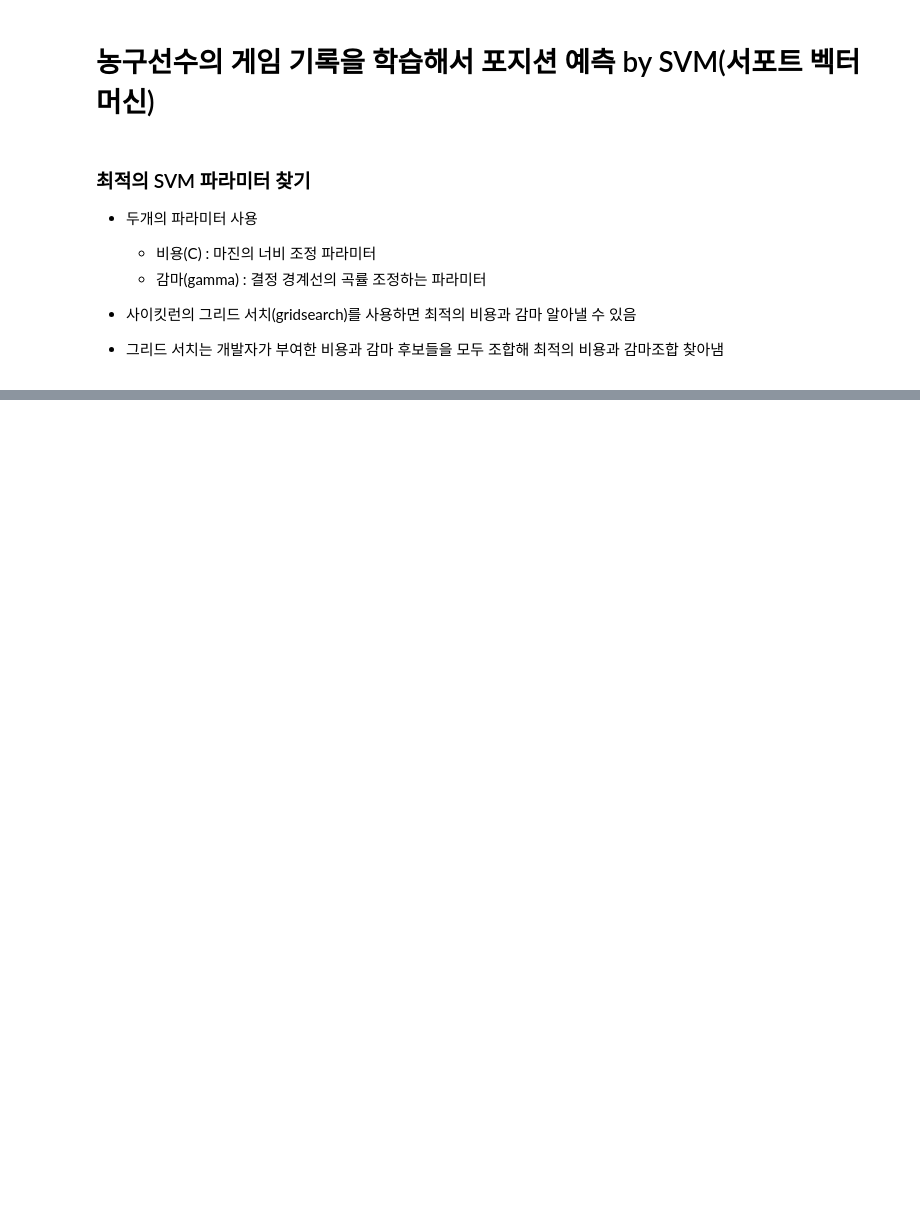
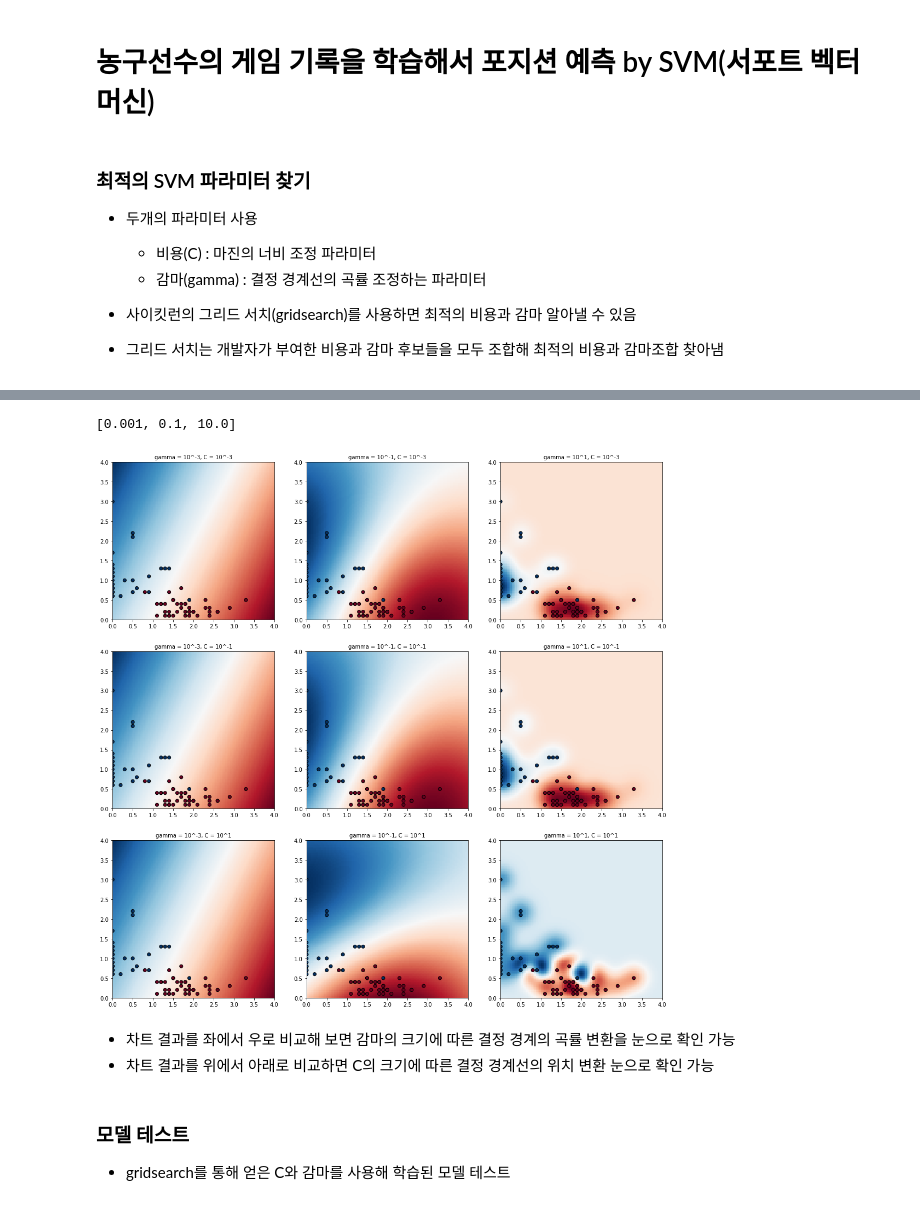
Before and after one commit to Jio-Kim/ML-DL, a Jupyter notebook: SVM.ipynb, the cells around one changed output, grey strips where cells are left out. Cells and saved outputs as stored; diff of their text form; code cells hidden in the pictures; blank space fills up the shorter version.

```diff
--- a/SVM.ipynb
+++ b/SVM.ipynb
@@ -19,0 +23,3 @@ import numpy as np
+# %%
+df = pd.read_csv('/content/basketball_stat.csv')
+train, test = train_test_split(df, test_size = 0.2)
@@ -19,0 +59,55 @@ import numpy as np
+# %%
+C_candidates
+# %% [output]
+[0.001, 0.1, 10.0]
+# %%
+# 시각화할 감마 후보들 저장
+gamma_candidates = []
+gamma_candidates.append(clf.best_params_['gamma']*0.01)
+gamma_candidates.append(clf.best_params_['gamma'])
+gamma_candidates.append(clf.best_params_['gamma']*100)
+# %%
+# 3점슛과 블로킹 횟수로 학습
+X = train[['3P','BLK']]
+# 농구선수 포지션을 학습 모델의 분류값으로 사용
+Y = train['Pos'].tolist()
+# %%
+# 시각화를 위해 센터(C)와 슈팅가드(SG)를 숫자로 표현
+position = []
+for gt in Y:
+  if gt == 'C':
+    position.append(0)
+  else:
+    position.append(1)
+# %%
+classifiers = []
+
+# 파라미터 후보들을 조합해 학습된 모델들 저장
+for C in C_candidates:
+  for gamma in gamma_candidates:
+    clf = SVC(C = C, gamma = gamma)
+    clf.fit(X,Y)
+    classifiers.append((C, gamma, clf))
+
+# 각 모델 시각화
+plt.figure(figsize = (18,18))
+xx,yy = np.meshgrid(np.linspace(0,4,100), np.linspace(0,4,100))
+
+for (k, (C, gamma, clf)) in enumerate(classifiers):
+  Z = clf.decision_function(np.c_[xx.ravel(), yy.ravel()])
+  Z = Z.reshape(xx.shape)
+
+  plt.subplot(len(C_candidates), len(gamma_candidates), k+1)
+  plt.title("gamma = 10^%d, C = 10^%d" % (np.log10(gamma), np.log10(C)), size = 'medium')
+
+  plt.pcolormesh(xx,yy,-Z, cmap = plt.cm.RdBu)
+  plt.scatter(X['3P'], X['BLK'], c = position, cmap = plt.cm.RdBu_r, edgecolors = 'k')
+# %% [output]
+[figure, added]
+# %% [markdown]
+- 차트 결과를 좌에서 우로 비교해 보면 감마의 크기에 따른 결정 경계의 곡률 변환을 눈으로 확인 가능
+- 차트 결과를 위에서 아래로 비교하면 C의 크기에 따른 결정 경계선의 위치 변환 눈으로 확인 가능
+# %% [markdown]
+### 모델 테스트
+
+- gridsearch를 통해 얻은 C와 감마를 사용해 학습된 모델 테스트
```
Also changed, not shown: parts of 7 cells of this notebook.
